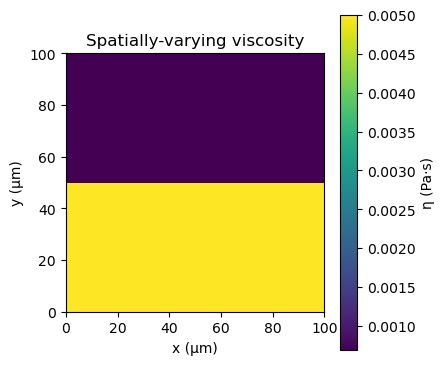
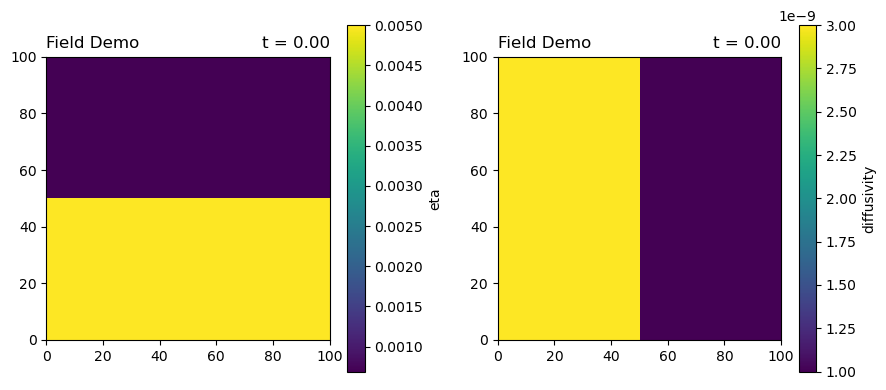
Code edit (unified diff) that turned the first committed figure into the second:
--- before
+++ after
@@ -3,12 +3,14 @@
 eta[:20, :] = 5e-3  # more viscous upper half
 
-env = Environment("Field Demo", shape=shape, bounds=(100.0, 100.0), eta=eta)
+diffusivity = np.full(shape, 3.0e-9)
+diffusivity[:, 20:] = 1.0e-9  # lower diffusivity on the right half
 
-plt.figure(figsize=(4.5, 4))
-plt.imshow(env.eta, origin="lower", extent=[0, 100, 0, 100], cmap="viridis")
-plt.colorbar(label="η (Pa·s)")
-plt.xlabel("x (μm)")
-plt.ylabel("y (μm)")
-plt.title("Spatially-varying viscosity")
-plt.tight_layout()
-plt.show()
+env = Environment(
+    "Field Demo", shape=shape, bounds=(100.0, 100.0),
+    eta=eta, diffusivity=diffusivity,
+    fields=[Field("eta", eta), Field("diffusivity", diffusivity)],
+)
+sim = Simulation(Colony([], env), dt=1.0, t_max=0.0)
+sim.run(show_progress=False)
+
+sim.plot_field(["eta", "diffusivity"]);

Commit: refactoring visualization and adding visualization of Fields